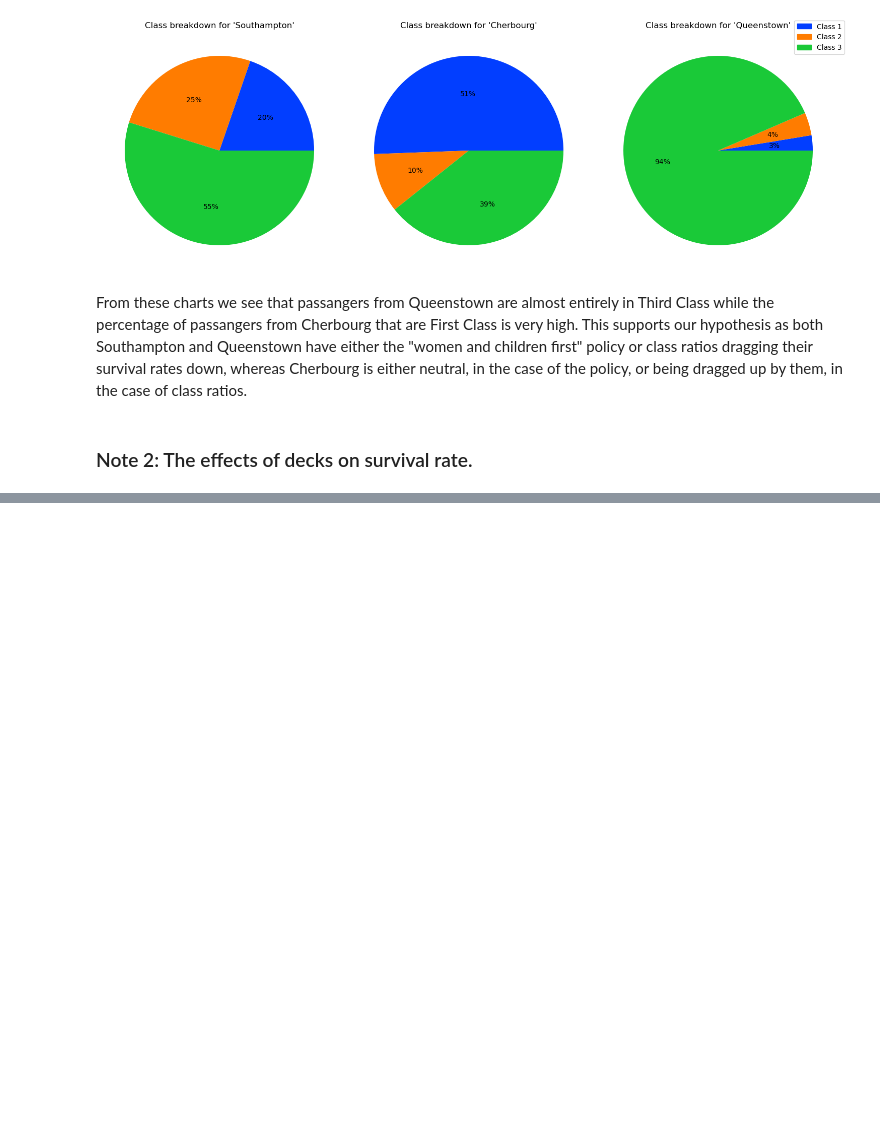
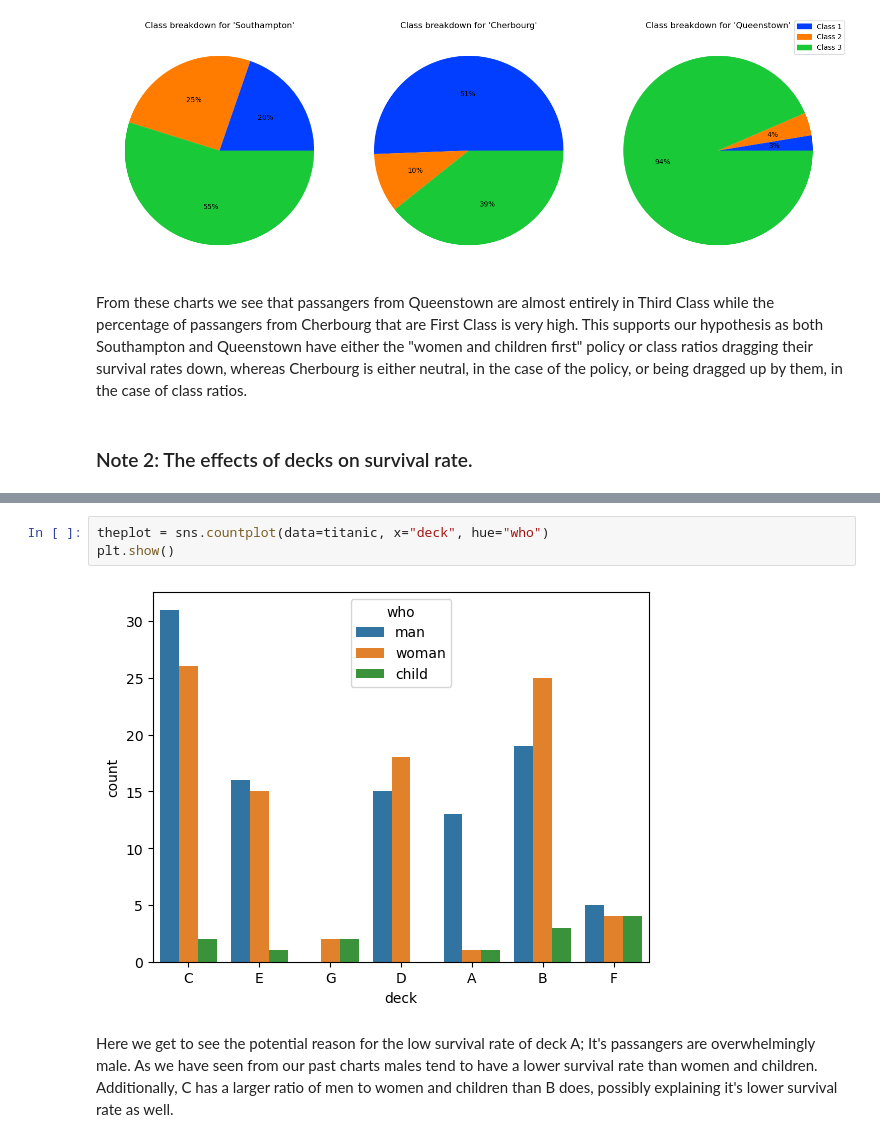
Before and after one commit to omarbessi04/ML-Tut1, a Jupyter notebook: main.ipynb, the cells around one changed output, grey strips where cells are left out. Cells and saved outputs as stored; diff of their text form; blank space fills up the shorter version.

```diff
--- a/main.ipynb
+++ b/main.ipynb
@@ -290,0 +292,7 @@ plt.show()
+# %%
+theplot = sns.countplot(data=titanic, x="deck", hue="who")
+plt.show()
+# %% [output]
+[figure, added]
+# %% [markdown]
+Here we get to see the potential reason for the low survival rate of deck A; It's passangers are overwhelmingly male. As we have seen from our past charts males tend to have a lower survival rate than women and children. Additionally, C has a larger ratio of men to women and children than B does, possibly explaining it's lower survival rate as well.
```
Also changed, not shown: parts of 5 cells of this notebook.
